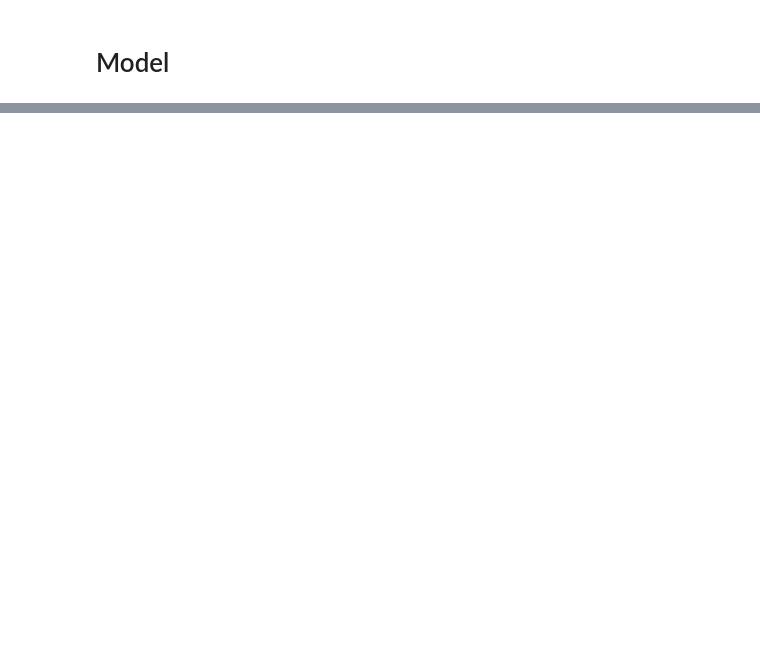
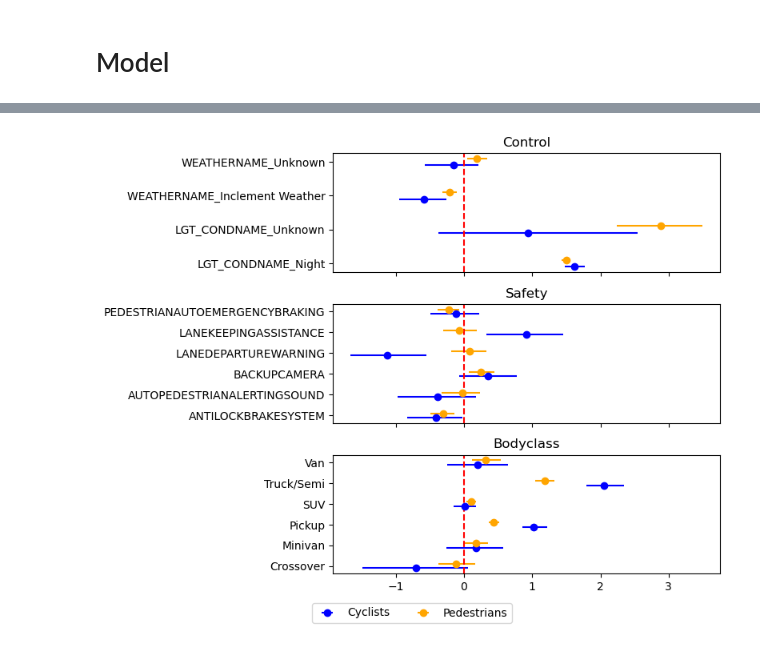
Before and after one commit to mcanearm/road_fatilities, a Jupyter notebook: analysis.ipynb, the cells around one changed output, grey strips where cells are left out. Cells and saved outputs as stored; diff of their text form; code cells hidden in the pictures; blank space fills up the shorter version.

```diff
--- a/analysis.ipynb
+++ b/analysis.ipynb
@@ -486,2 +542,74 @@ array([<Axes: title={'center': '94.0% HDI'}>], dtype=object)
+# %%
+# break this data out by cyclist and pedestrian and check again
+summary_data = (
+    pl.DataFrame(
+        az.summary(trace, var_names=["feature_betas"], hdi_prob=0.95).reset_index(
+            names="colname"
+        )
+    )
+    .with_columns(
+        pl.col("colname").str.contains("Cyclist").alias("cyclist"),
+        pl.col("colname")
+        .str.extract(r"\[*, (.*?)\]")
+        .replace("_True", "")
+        .alias("feature"),
+    )
+    .with_columns(
+        pl.when(pl.col("feature").str.contains("BODYCLASS"))
+        .then(pl.lit("Bodyclass"))
+        .when(pl.col("feature").str.contains("WEATHERNAME"))
+        .then(pl.lit("Control"))
+        .when(pl.col("feature").str.contains("LGT_CONDNAME"))
+        .then(pl.lit("Control"))
+        .otherwise(pl.lit("Safety"))
+        .alias("feature_group"),
+        pl.col("feature").str.replace("BODYCLASS_|_True", "").alias("feature"),
+    )
+    .sort("feature_group")
+)
+
+
+# print(summary_data)
+
+fig, axs = plt.subplots(3, 1, figsize=(8, 6), sharex=True)
+for (i, (feature_group, grp)), ax in zip(enumerate(summary_data.group_by("feature_group")), axs.reshape(-1)):
+    cyclist_data = grp.filter(pl.col("cyclist") == True).sort("feature")
+    pedestrian_data = grp.filter(pl.col("cyclist") == False).sort("feature")
+    feature_names = pedestrian_data["feature"]
+
+    # Plot error bars for cyclists
+    ax.errorbar(
+        y=np.arange(len(feature_names)) - 0.1,  # Shift y-axis positions for cyclists
+        x=cyclist_data["mean"],
+        xerr=[cyclist_data["mean"] - cyclist_data["hdi_2.5%"], cyclist_data["hdi_97.5%"] - cyclist_data["mean"]],
+        fmt="o",
+        label="Cyclists",
+        color="blue"
+    )
+
+    # Plot error bars for pedestrians
+    ax.errorbar(
+        y=np.arange(len(feature_names)) + 0.1,  # Shift y-axis positions for pedestrians
+        x=pedestrian_data["mean"],
+        xerr=[pedestrian_data["mean"] - pedestrian_data["hdi_2.5%"], pedestrian_data["hdi_97.5%"] - pedestrian_data["mean"]],
+        fmt="o",
+        label="Pedestrians",
+        color="orange"
+    )
+
+    # Set y-axis labels
+    # grp_labels = grp["feature"].unique()
+    ax.set_yticks(np.arange(cyclist_data.shape[0]))
+    ax.set_yticklabels(feature_names)
+    # ax.legend()
+    ax.set_title(f"{feature_group[0]}")
+    ax.axvline(x=0, color='red', linestyle='--')
+    handles, labels = ax.get_legend_handles_labels()
+
+fig.legend(handles, labels, loc='lower center', ncol=2, bbox_to_anchor=(0.5, -0.05))
+plt.tight_layout()
+plt.show()
+# %% [output]
+[figure, added]
 # %%
 # az.summary(trace.posterior, var_names="fatality_intercept")
```
Also changed, not shown: parts of 19 cells of this notebook, 6 other files.
